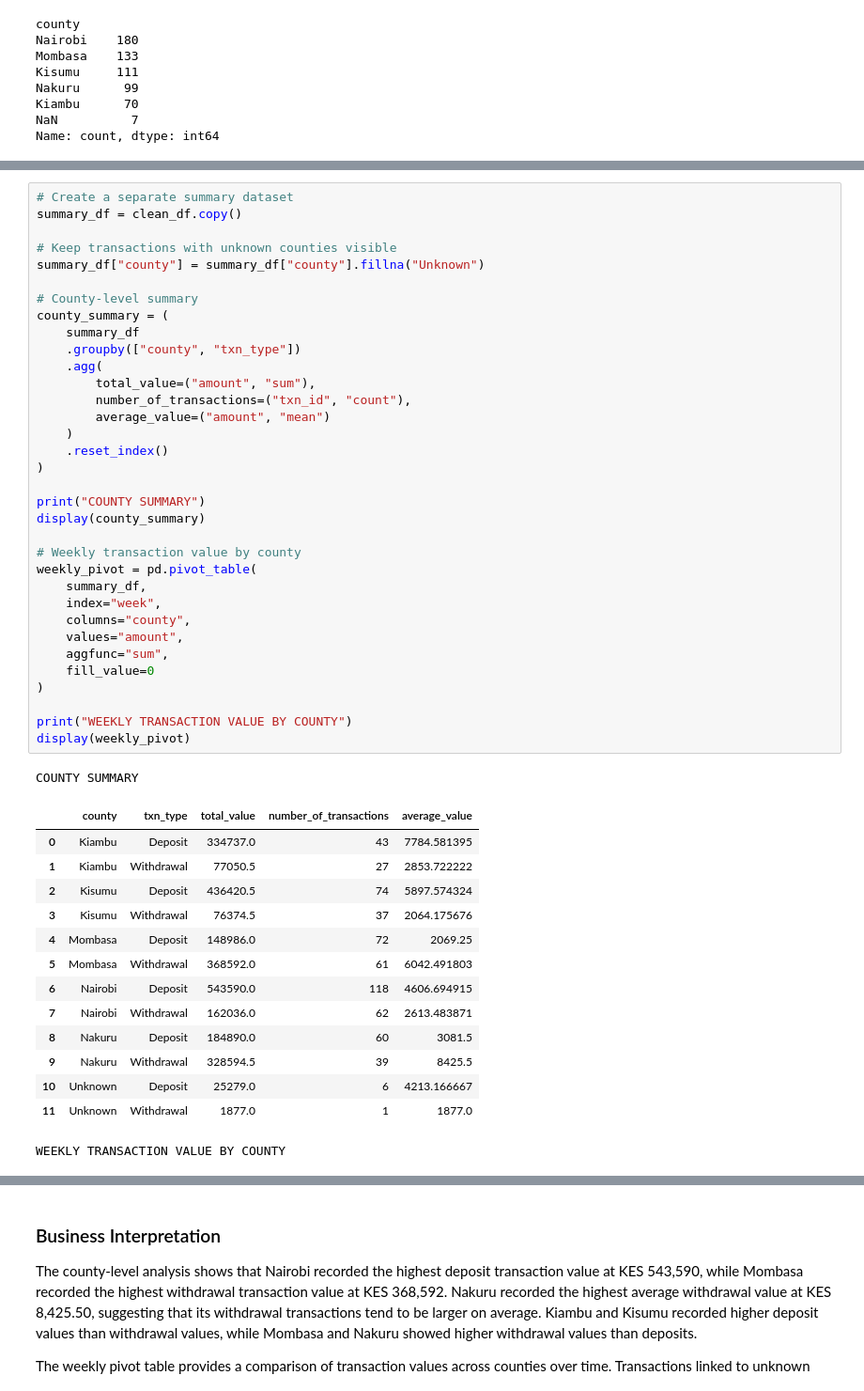
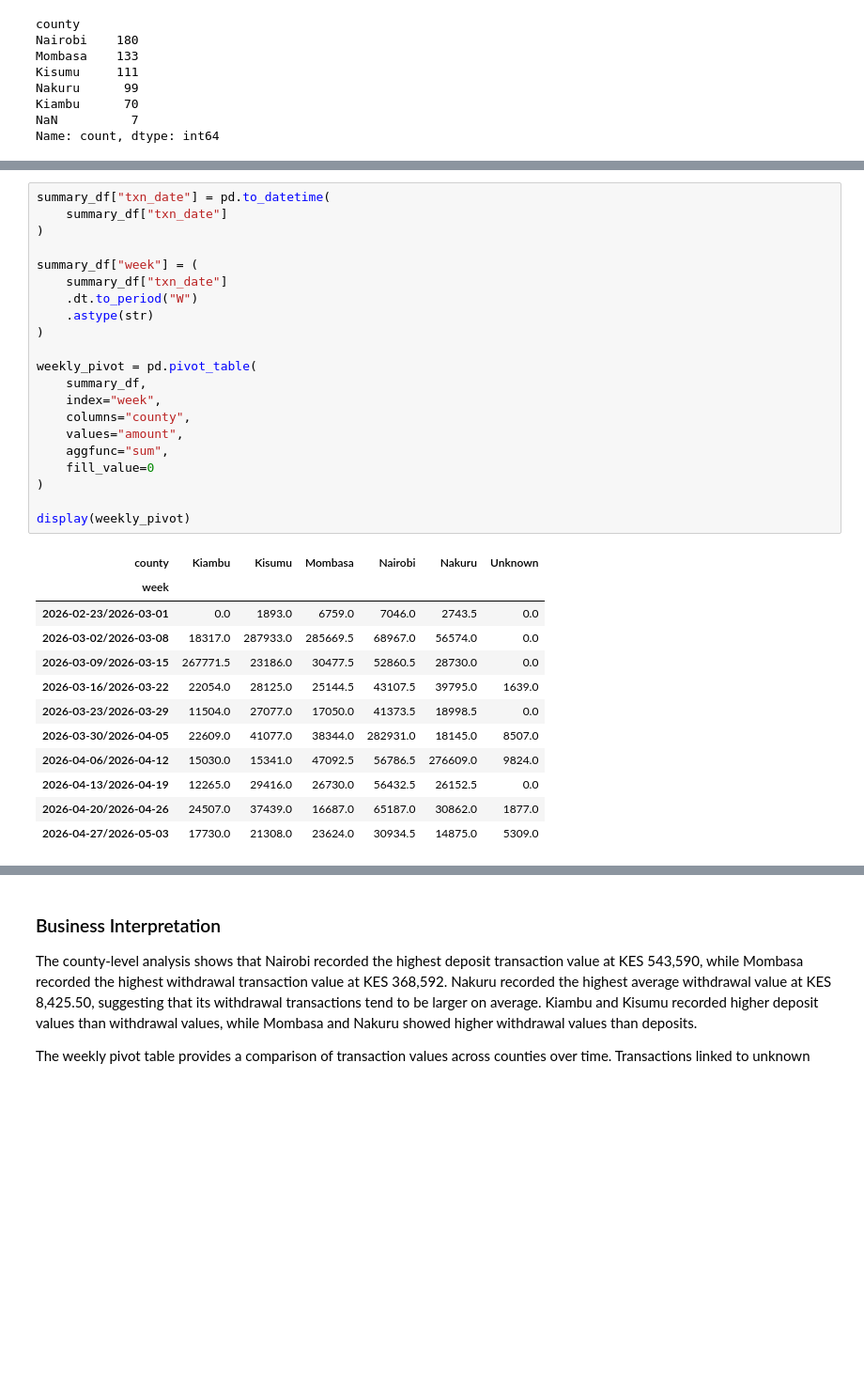
Before and after one commit to Gettie1/plp-da-a3-duka-sales-and-agent-cleanup, a Jupyter notebook: agent_cleanup.ipynb, the cells around one changed output, grey strips where cells are left out. Shown at 94% size. Saved outputs shown, nothing was run; the diff lists cells and outputs as text; blank space fills up the shorter version.

```diff
--- a/agent_cleanup.ipynb
+++ b/agent_cleanup.ipynb
@@ -621,50 +588,34 @@ WEEKLY TRANSACTION VALUE BY COUNTY
 # %%
-# Create a separate summary dataset
-summary_df = clean_df.copy()
-
-# Keep transactions with unknown counties visible
-summary_df["county"] = summary_df["county"].fillna("Unknown")
-
-# County-level summary
-county_summary = (
-    summary_df
-    .groupby(["county", "txn_type"])
-    .agg(
-        total_value=("amount", "sum"),
-        number_of_transactions=("txn_id", "count"),
-        average_value=("amount", "mean")
-    )
-    .reset_index()
+summary_df["txn_date"] = pd.to_datetime(
+    summary_df["txn_date"]
 )
 
-print("COUNTY SUMMARY")
-display(county_summary)
+summary_df["week"] = (
+    summary_df["txn_date"]
+    .dt.to_period("W")
+    .astype(str)
+)
 
-# Weekly transaction value by county
 weekly_pivot = pd.pivot_table(
     summary_df,
     index="week",
     columns="county",
     values="amount",
     aggfunc="sum",
     fill_value=0
 )
 
-print("WEEKLY TRANSACTION VALUE BY COUNTY")
 display(weekly_pivot)
 # %% [output]
-COUNTY SUMMARY
-|  | county | txn_type | total_value | number_of_transactions | average_value |
-| 0 | Kiambu | Deposit | 334737.0 | 43 | 7784.581395 |
-| 1 | Kiambu | Withdrawal | 77050.5 | 27 | 2853.722222 |
-| 2 | Kisumu | Deposit | 436420.5 | 74 | 5897.574324 |
-| 3 | Kisumu | Withdrawal | 76374.5 | 37 | 2064.175676 |
-| 4 | Mombasa | Deposit | 148986.0 | 72 | 2069.25 |
-| 5 | Mombasa | Withdrawal | 368592.0 | 61 | 6042.491803 |
-| 6 | Nairobi | Deposit | 543590.0 | 118 | 4606.694915 |
-| 7 | Nairobi | Withdrawal | 162036.0 | 62 | 2613.483871 |
-| 8 | Nakuru | Deposit | 184890.0 | 60 | 3081.5 |
-| 9 | Nakuru | Withdrawal | 328594.5 | 39 | 8425.5 |
-| 10 | Unknown | Deposit | 25279.0 | 6 | 4213.166667 |
-| 11 | Unknown | Withdrawal | 1877.0 | 1 | 1877.0 |
+| county | Kiambu | Kisumu | Mombasa | Nairobi | Nakuru | Unknown |
+| week |  |  |  |  |  |  |
+| 2026-02-23/2026-03-01 | 0.0 | 1893.0 | 6759.0 | 7046.0 | 2743.5 | 0.0 |
+| 2026-03-02/2026-03-08 | 18317.0 | 287933.0 | 285669.5 | 68967.0 | 56574.0 | 0.0 |
+| 2026-03-09/2026-03-15 | 267771.5 | 23186.0 | 30477.5 | 52860.5 | 28730.0 | 0.0 |
+| 2026-03-16/2026-03-22 | 22054.0 | 28125.0 | 25144.5 | 43107.5 | 39795.0 | 1639.0 |
+| 2026-03-23/2026-03-29 | 11504.0 | 27077.0 | 17050.0 | 41373.5 | 18998.5 | 0.0 |
+| 2026-03-30/2026-04-05 | 22609.0 | 41077.0 | 38344.0 | 282931.0 | 18145.0 | 8507.0 |
+| 2026-04-06/2026-04-12 | 15030.0 | 15341.0 | 47092.5 | 56786.5 | 276609.0 | 9824.0 |
+| 2026-04-13/2026-04-19 | 12265.0 | 29416.0 | 26730.0 | 56432.5 | 26152.5 | 0.0 |
+| 2026-04-20/2026-04-26 | 24507.0 | 37439.0 | 16687.0 | 65187.0 | 30862.0 | 1877.0 |
+| 2026-04-27/2026-05-03 | 17730.0 | 21308.0 | 23624.0 | 30934.5 | 14875.0 | 5309.0 |
-WEEKLY TRANSACTION VALUE BY COUNTY
```
Also changed, not shown: parts of 6 cells of this notebook, 3 other files.
